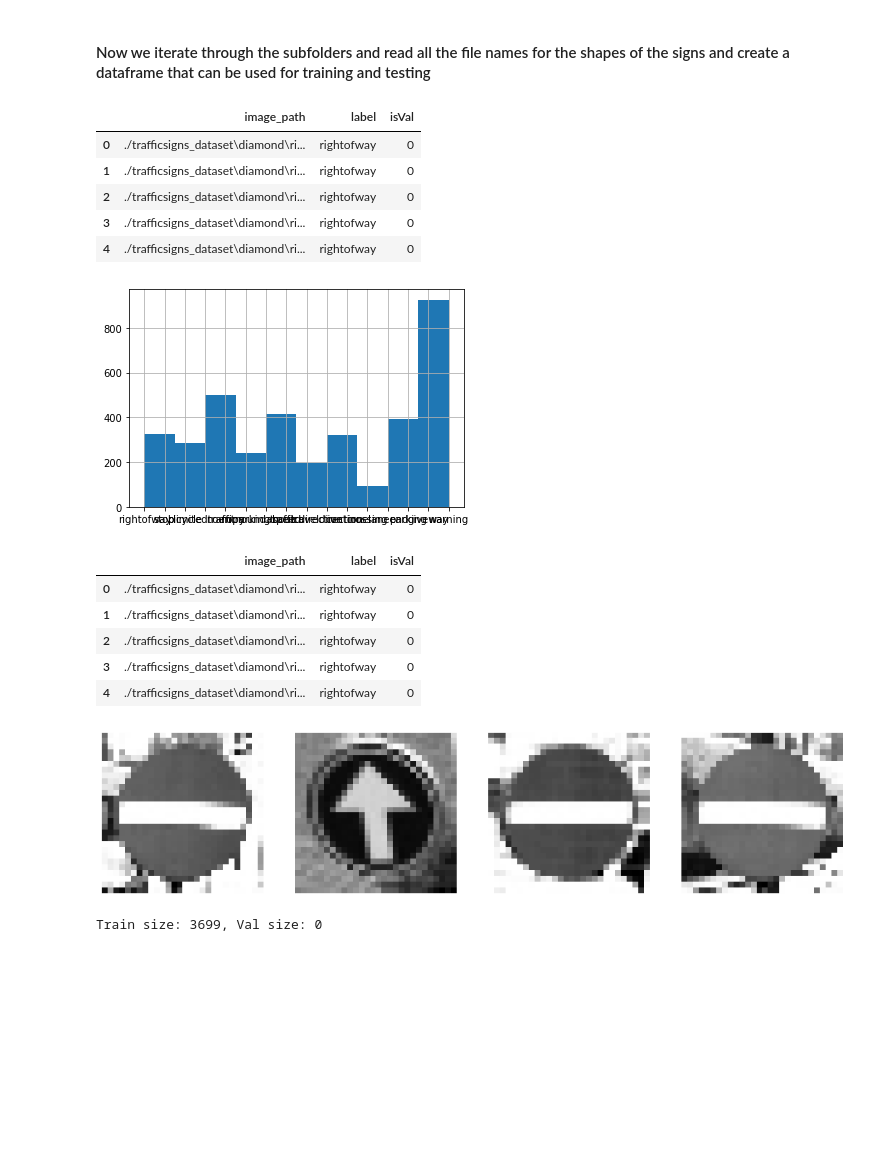
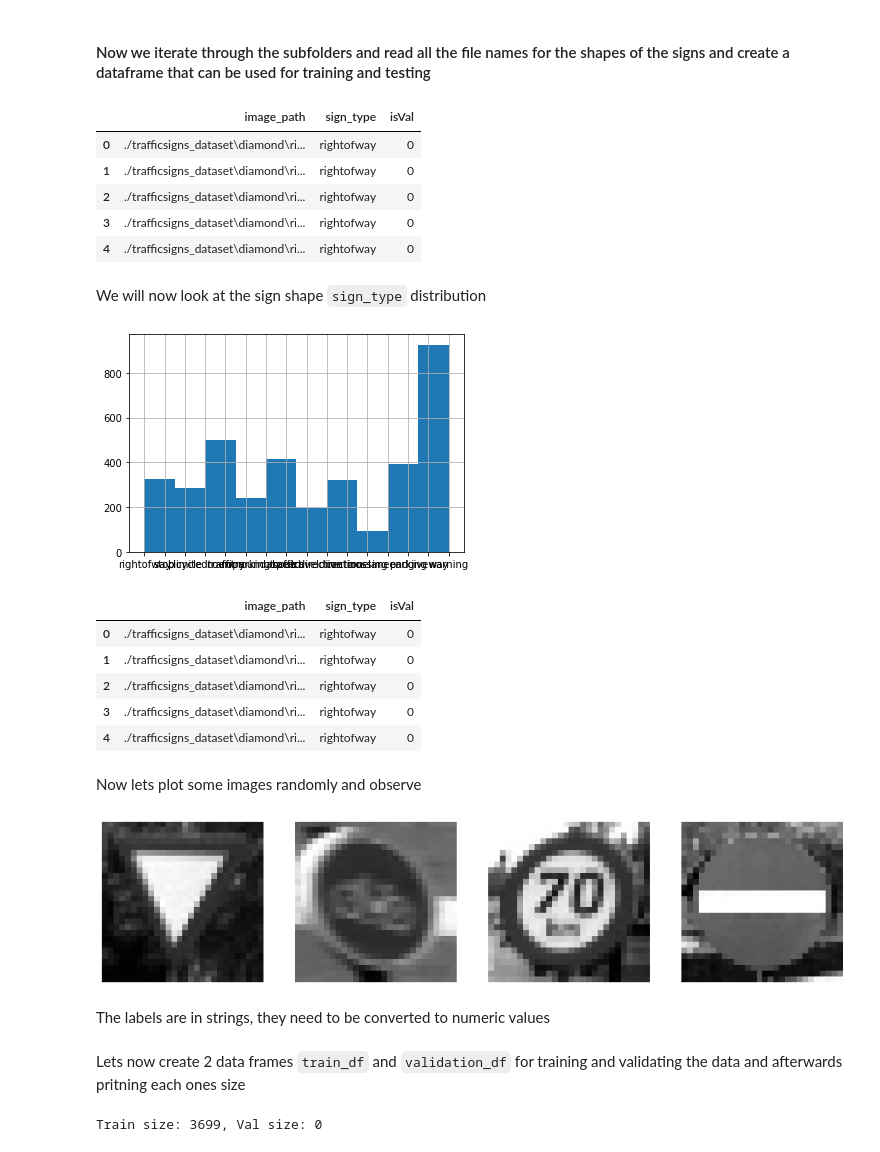
Before and after one commit to Lakindud2002/ML-Assignment2, a Jupyter notebook: predict_signs.ipynb, the cells around one changed output. Cells and saved outputs as stored; diff of their text form; code cells hidden in the pictures; blank space fills up the shorter version.

```diff
--- a/predict_signs.ipynb
+++ b/predict_signs.ipynb
@@ -39,42 +39,45 @@ val_sign_type = []
 # %%
 from PIL import Image
 import glob
 
 image_list = []
 for filepath in glob.glob('./trafficsigns_dataset\\*\\*\\*.png', recursive=True):
     filename = filepath.split("\\")[-1]
-    shape = filepath.split("\\")[-2] #shape of signs
-    sign = filepath.split("\\")[-3] #type of sign
+    sign_type = filepath.split("\\")[-2] #type of signs
     polenumber = filename.split("_")[-1]
-    val_train = shape in val_sign_type
-    image_list.append((filepath, shape, int(val_train)))
+    val_train = sign_type in val_sign_type
+    image_list.append((filepath, sign_type, int(val_train)))
 
 #creating dataframe
-data = pd.DataFrame(data=image_list, columns=['image_path', 'label', 'isVal'])
+data = pd.DataFrame(data=image_list, columns=['image_path', 'sign_type', 'isVal'])
 
-data['label'].unique()
+data['sign_type'].unique()
 data.head()
 # %% [output]
-|  | image_path | label | isVal |
+|  | image_path | sign_type | isVal |
 | 0 | ./trafficsigns_dataset\diamond\ri... | rightofway | 0 |
 | 1 | ./trafficsigns_dataset\diamond\ri... | rightofway | 0 |
 | 2 | ./trafficsigns_dataset\diamond\ri... | rightofway | 0 |
 | 3 | ./trafficsigns_dataset\diamond\ri... | rightofway | 0 |
 | 4 | ./trafficsigns_dataset\diamond\ri... | rightofway | 0 |
+# %% [markdown]
+We will now look at the sign shape `sign_type` distribution
 # %%
-data.label.hist()
+data.sign_type.hist()
 #plt.rcParams["figure.figsize"] = (15,15)
 plt.show()
 
 data[data['isVal']==0].head()
 # %% [output]
 [figure]
-|  | image_path | label | isVal |
+|  | image_path | sign_type | isVal |
 | 0 | ./trafficsigns_dataset\diamond\ri... | rightofway | 0 |
 | 1 | ./trafficsigns_dataset\diamond\ri... | rightofway | 0 |
 | 2 | ./trafficsigns_dataset\diamond\ri... | rightofway | 0 |
 | 3 | ./trafficsigns_dataset\diamond\ri... | rightofway | 0 |
 | 4 | ./trafficsigns_dataset\diamond\ri... | rightofway | 0 |
+# %% [markdown]
+Now lets plot some images randomly and observe
 # %%
 r_inx = np.random.choice(3000, 4)
 rand_data = data.loc[r_inx,'image_path']
@@ -88,6 +91,8 @@ for i, image_path in enumerate(rand_data):
 
 plt.show()
 # %% [output]
-[figure, old version]
+[figure, new version]
+# %% [markdown]
+The labels are in strings, they need to be converted to numeric values
 # %%
 d = {'rightofway':0, 'stop':1, 'bicycle':2, 'limitedtraffic':3, 'noentry':4, 'noparking':5, 'roundabout':6, 'speed':7, 'trafficdirective':8, 'traveldirection':9, 'continue':10, 'crossing':11, 'laneend':12, 'parking':13, 'giveway':14, 'warning':15}
@@ -95,3 +100,5 @@ data['labels_num'] = data['label'].map(d, na_action='ignore')
+# %% [markdown]
+Lets now create 2 data frames `train_df` and `validation_df` for training and validating the data and afterwards pritning each ones size
 # %%
 train_df = data[data['isVal']==0].reset_index()
 validation_df = data[data['isVal']==1].reset_index()
```
Also changed, not shown: parts of 27 cells of this notebook, 9 other files.
